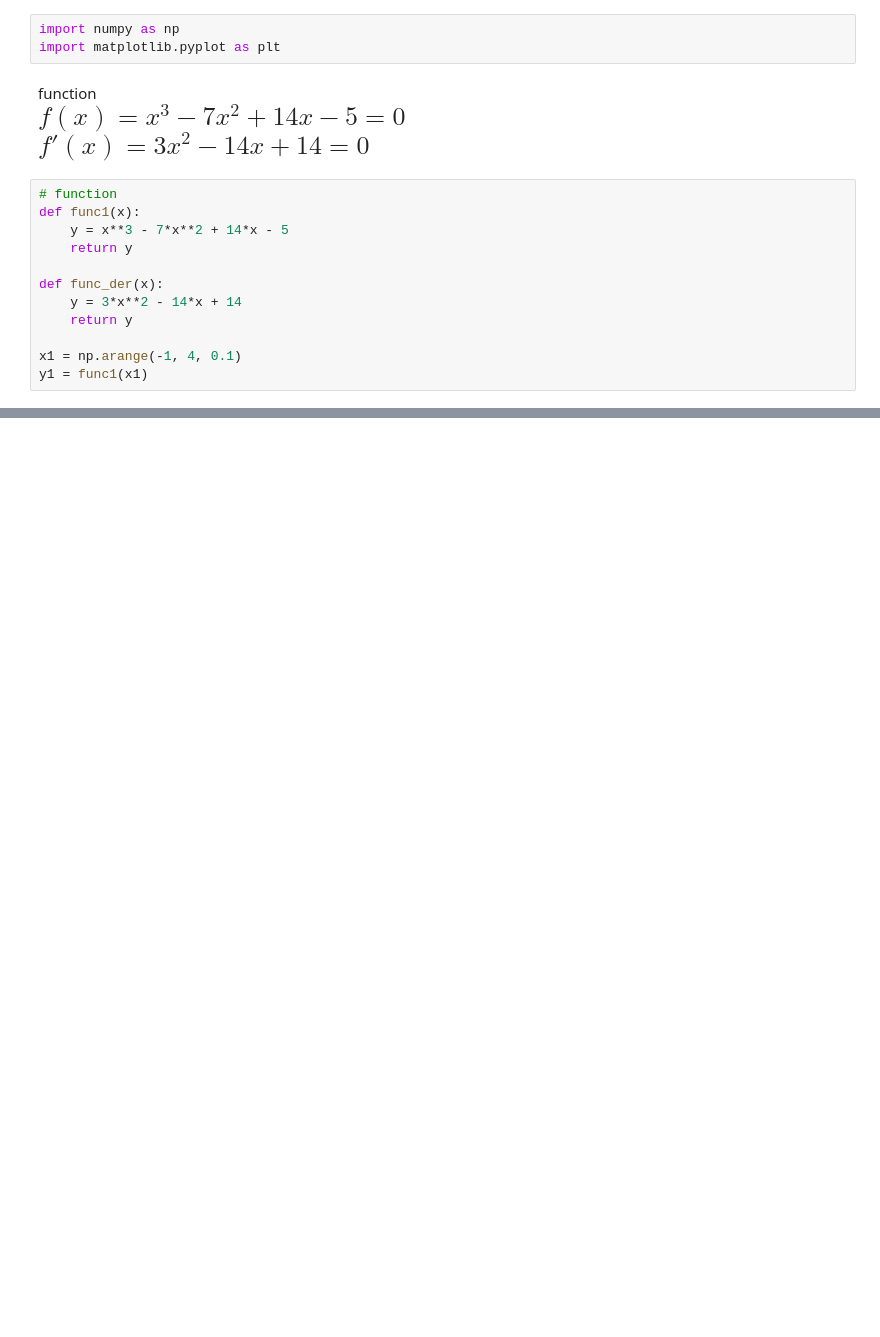
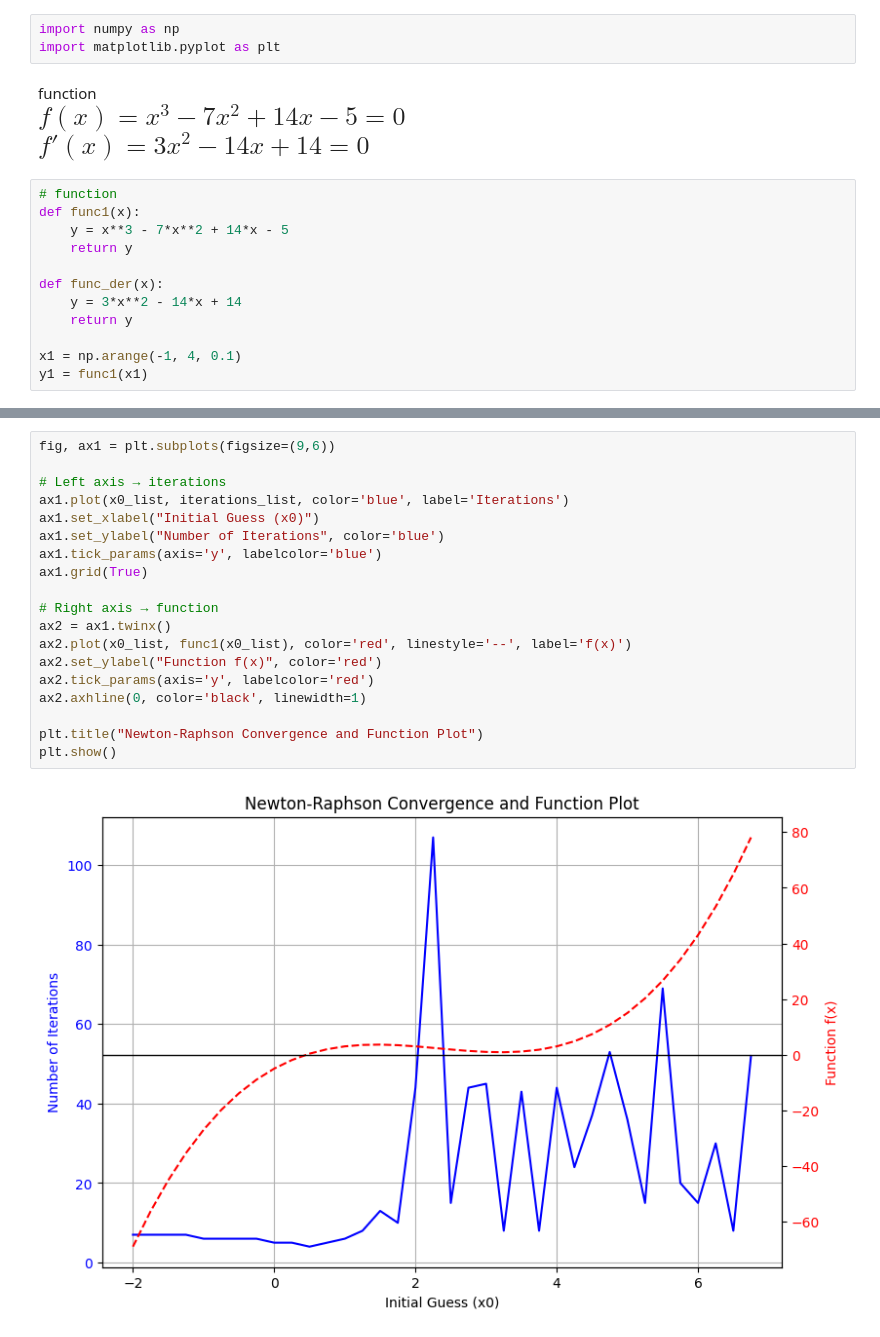
Before and after one commit to galih123star/computational2026, a Jupyter notebook: HW02/HW02_CPA.ipynb, the cells around one changed output, grey strips where cells are left out. Cells and saved outputs as stored; diff of their text form; blank space fills up the shorter version.

```diff
--- a/HW02/HW02_CPA.ipynb
+++ b/HW02/HW02_CPA.ipynb
@@ -85,0 +137,21 @@ Iterations: 27
+# %%
+fig, ax1 = plt.subplots(figsize=(9,6))
+
+# Left axis → iterations
+ax1.plot(x0_list, iterations_list, color='blue', label='Iterations')
+ax1.set_xlabel("Initial Guess (x0)")
+ax1.set_ylabel("Number of Iterations", color='blue')
+ax1.tick_params(axis='y', labelcolor='blue')
+ax1.grid(True)
+
+# Right axis → function
+ax2 = ax1.twinx()
+ax2.plot(x0_list, func1(x0_list), color='red', linestyle='--', label='f(x)')
+ax2.set_ylabel("Function f(x)", color='red')
+ax2.tick_params(axis='y', labelcolor='red')
+ax2.axhline(0, color='black', linewidth=1)
+
+plt.title("Newton-Raphson Convergence and Function Plot")
+plt.show()
+# %% [output]
+[figure, added]
```
Also changed, not shown: parts of 3 cells of this notebook.
